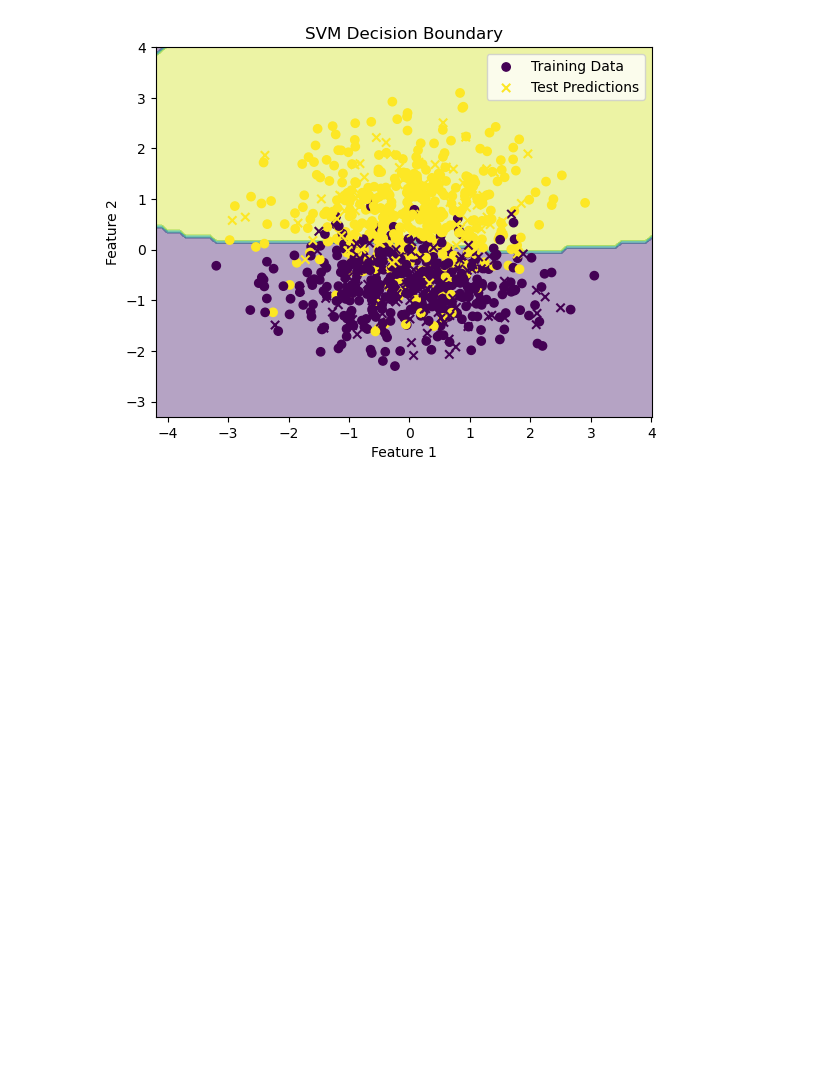
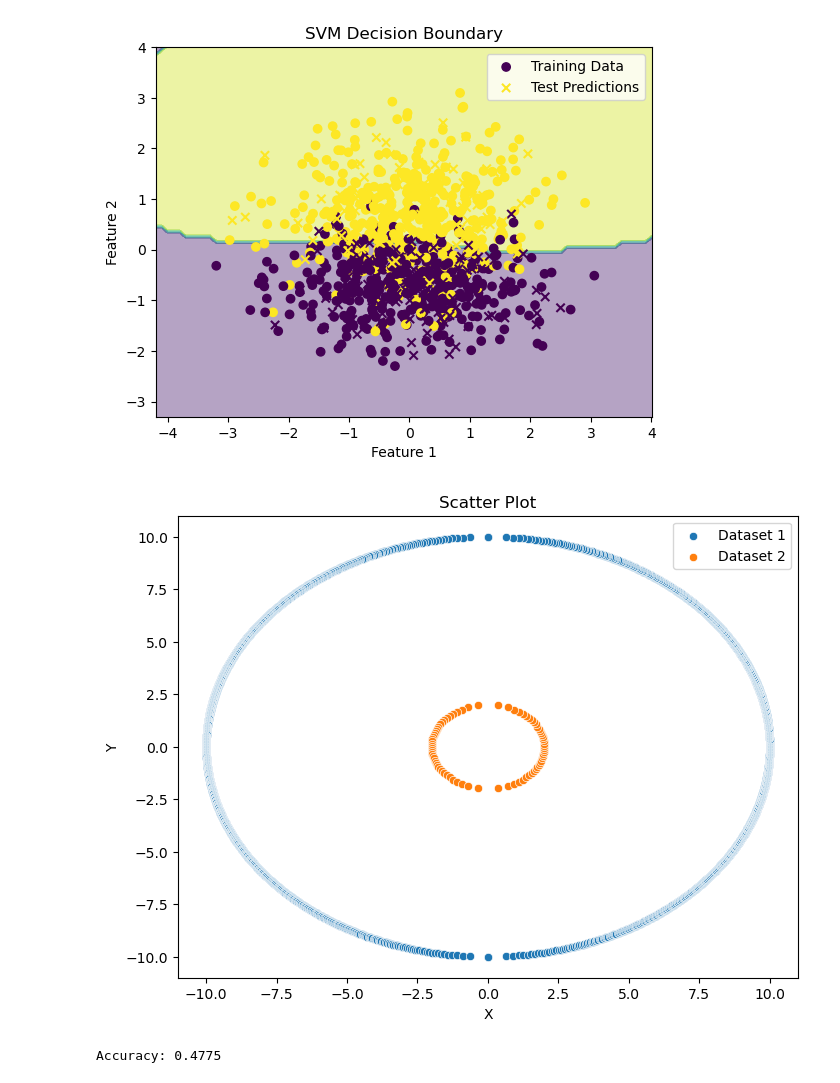
Before and after one commit to ameek12/Kernel_Trick, a Jupyter notebook: Kernel_Trick.ipynb, the cells around one changed output. Saved outputs shown, nothing was run; the diff lists cells and outputs as text; code cells hidden in the pictures; blank space fills up the shorter version.

```diff
--- a/Kernel_Trick.ipynb
+++ b/Kernel_Trick.ipynb
@@ -69,3 +70,30 @@ plt.show()
 # Note that the colors refer to classes - Purple - 0 and Yellow - 1
 # %% [output]
 [figure]
+# %%
+# Another Example
+# Making a plot
+import numpy as np
+import matplotlib.pyplot as plt
+
+# Generate data
+X = np.linspace(-10.0, 10.0, 1000)
+y = np.sqrt(10**2 - X**2)
+y = np.hstack([y, -y])
+X = np.hstack([X, -X])
+X1 = np.linspace(-5.0, 5.0, 100)
+y1 = np.sqrt(2**2 - X1**2)
+y1 = np.hstack([y1, -y1])
+X1 = np.hstack([X1, -X1])
+
+# Plot the data
+plt.figure(figsize=(8, 6))
+sns.scatterplot(x=y, y=X, label='Dataset 1')
+sns.scatterplot(x=y1, y=X1, label='Dataset 2')
+plt.xlabel('X')
+plt.ylabel('Y')
+plt.title('Scatter Plot')
+plt.legend()
+plt.show()
+# %% [output]
+[figure, added]
@@ -71,0 +107,19 @@ plt.show()
+# %%
+from sklearn.svm import SVC
+from sklearn.metrics import accuracy_score
+
+# Assuming X_test is a 1D array, reshape it to a 2D array with a single column
+X_test_reshaped = X_test.reshape(-1, 1)
+X_train_reshaped = X_train.reshape(-1, 1)
+# Create and fit the SVC classifier
+clf = SVC(kernel='rbf')
+clf.fit(X_train_reshaped, y_train)
+
+# Predict using the classifier
+y_pred = clf.predict(X_test_reshaped)
+
+# Calculate accuracy
+accuracy = accuracy_score(y_test, y_pred)
+print("Accuracy:", accuracy)
+# %% [output]
+Accuracy: 0.4775
```
Also changed, not shown: parts of 3 cells of this notebook.
